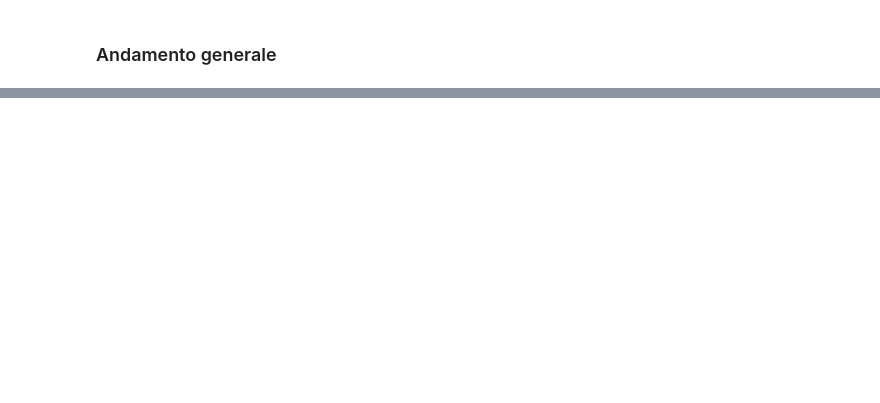
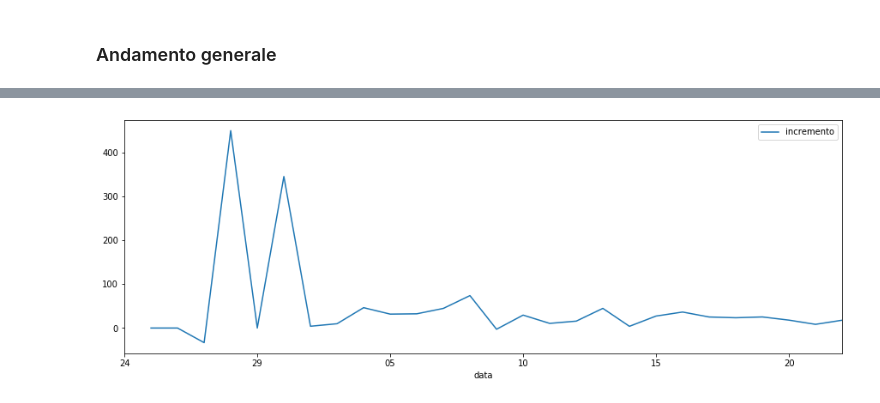
Before and after one commit to marcocaldera/deep-learning-tensorflow-crypto, a Jupyter notebook: COVID19.ipynb, the cells around one changed output, grey strips where cells are left out. Cells and saved outputs as stored; diff of their text form; code cells hidden in the pictures; blank space fills up the shorter version.

```diff
--- a/COVID19.ipynb
+++ b/COVID19.ipynb
@@ -105,0 +167,15 @@ plt.show()
+# %%
+ax = plt.gca()
+df_regione.plot(kind='line',x='data',y='incremento',ax=ax, figsize=(15, 5))
+
+labels = [item.get_text() for item in ax.get_xticklabels()]
+for i, label in enumerate(labels):
+    try:
+        labels[i] = label.split(' ')[0].split('-')[2]
+    except IndexError:
+        pass
+
+ax.set_xticklabels(labels)
+plt.show()
+# %% [output]
+[figure, added]
```
Also changed, not shown: parts of 16 cells of this notebook, 1 other file.
